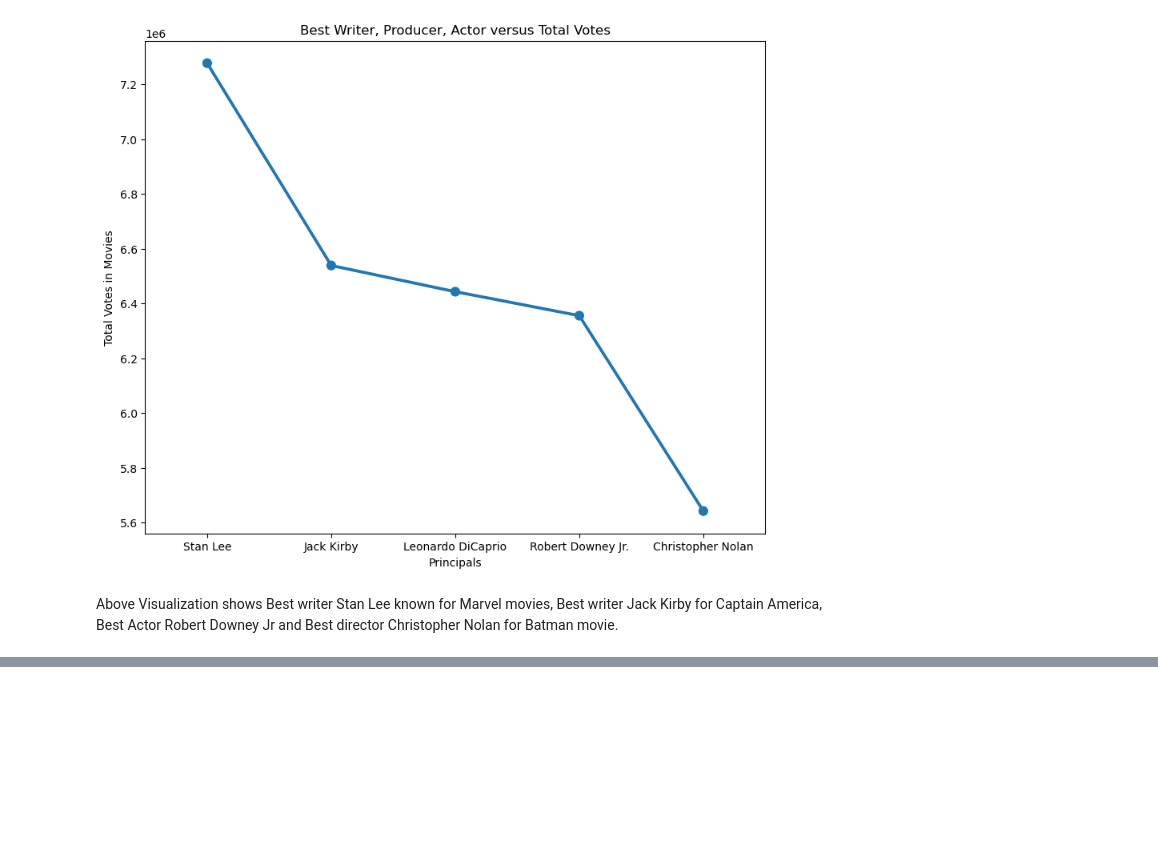
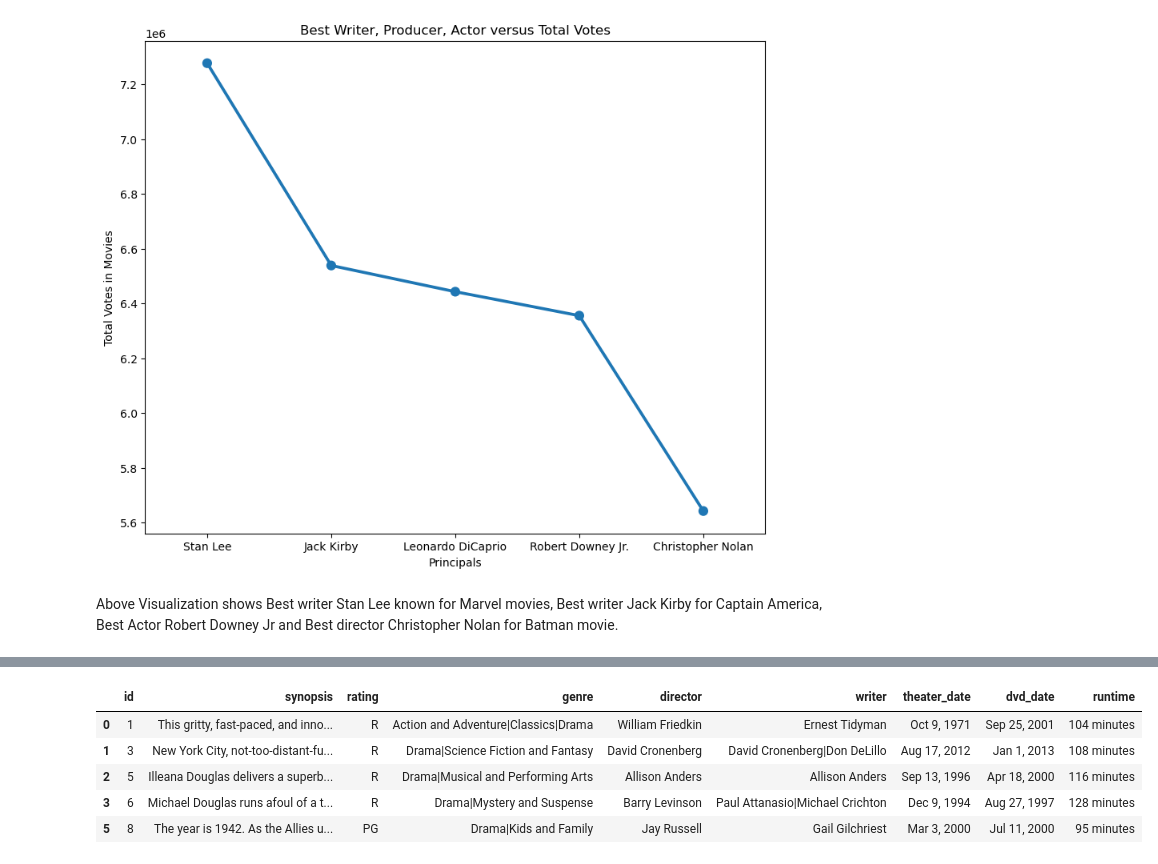
Before and after one commit to YamunaU75/FortuneMoviePhase2, a Jupyter notebook: sample.ipynb, the cells around one changed output, grey strips where cells are left out. Saved outputs shown, nothing was run; the diff lists cells and outputs as text; code cells hidden in the pictures; blank space fills up the shorter version.

```diff
--- a/sample.ipynb
+++ b/sample.ipynb
@@ -958,3 +958,6 @@ plt.show
 [figure]
 # %% [markdown]
 Above Visualization shows Best writer Stan Lee known for Marvel movies, Best writer Jack Kirby for Captain America, Best Actor Robert Downey Jr and Best director Christopher Nolan for Batman movie.
+# %%
+rt_movie1 = pd.read_csv("zippedData/rt.movie_info.tsv.gz", sep='\t', encoding = 'windows-1252')
+rt_movie1
@@ -960,0 +1016,14 @@ Above Visualization shows Best writer Stan Lee known for Marvel movies, Best wri
+# %%
+rt_movie1.drop(['currency', 'box_office', 'studio'], axis=1, inplace=True)
+# %%
+rt_movie1.replace(0, np.nan, inplace = True)
+rt_movie1 = rt_movie1.map(lambda x: np.nan if isinstance(x, str) and x.strip() == "" else x)
+rt_movie1.dropna(inplace=True)
+rt_movie1.head()
+# %% [output]
+|  | id | synopsis | rating | genre | director | writer | theater_date | dvd_date | runtime |
+| 0 | 1 | This gritty, fast-paced, and inno... | R | Action and Adventure|Classics|Drama | William Friedkin | Ernest Tidyman | Oct 9, 1971 | Sep 25, 2001 | 104 minutes |
+| 1 | 3 | New York City, not-too-distant-fu... | R | Drama|Science Fiction and Fantasy | David Cronenberg | David Cronenberg|Don DeLillo | Aug 17, 2012 | Jan 1, 2013 | 108 minutes |
+| 2 | 5 | Illeana Douglas delivers a superb... | R | Drama|Musical and Performing Arts | Allison Anders | Allison Anders | Sep 13, 1996 | Apr 18, 2000 | 116 minutes |
+| 3 | 6 | Michael Douglas runs afoul of a t... | R | Drama|Mystery and Suspense | Barry Levinson | Paul Attanasio|Michael Crichton | Dec 9, 1994 | Aug 27, 1997 | 128 minutes |
+| 5 | 8 | The year is 1942. As the Allies u... | PG | Drama|Kids and Family | Jay Russell | Gail Gilchriest | Mar 3, 2000 | Jul 11, 2000 | 95 minutes |
```
Also changed, not shown: parts of 10 cells of this notebook, 1 other file.
